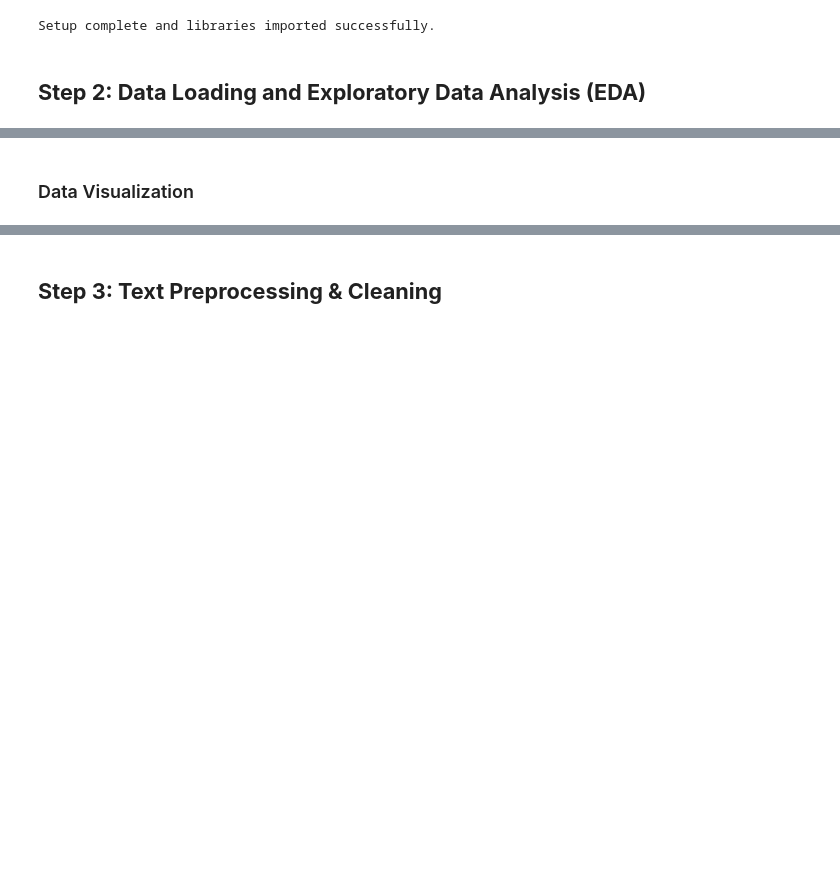
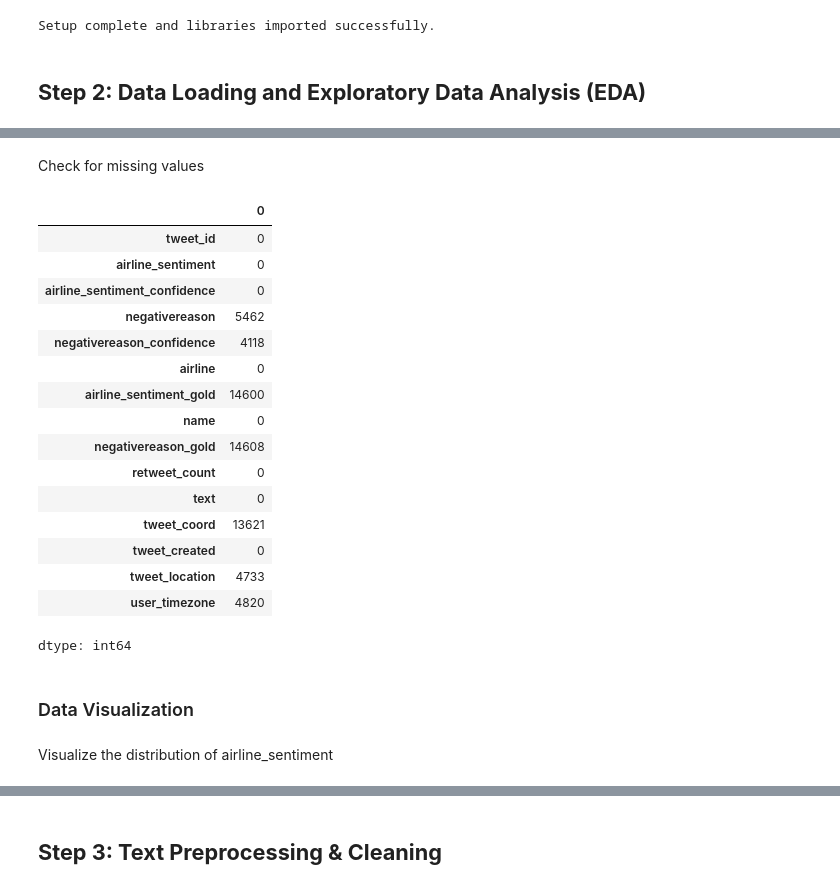
Before and after one commit to LatiefDataVisionary/airline-sentiment-nlp-capstone, a Jupyter notebook: notebooks/notebook.ipynb, the cells around one changed output, grey strips where cells are left out. Saved outputs shown, nothing was run; the diff lists cells and outputs as text; code cells hidden in the pictures; blank space fills up the shorter version.

```diff
--- a/notebooks/notebook.ipynb
+++ b/notebooks/notebook.ipynb
@@ -136,2 +114,26 @@ dtype: int64
+# %% [markdown]
+Check for missing values
+# %%
+df.isnull().sum()
+# %% [output]
+|  | 0 |
+| tweet_id | 0 |
+| airline_sentiment | 0 |
+| airline_sentiment_confidence | 0 |
+| negativereason | 5462 |
+| negativereason_confidence | 4118 |
+| airline | 0 |
+| airline_sentiment_gold | 14600 |
+| name | 0 |
+| negativereason_gold | 14608 |
+| retweet_count | 0 |
+| text | 0 |
+| tweet_coord | 13621 |
+| tweet_created | 0 |
+| tweet_location | 4733 |
+| user_timezone | 4820 |
+dtype: int64
 # %% [markdown]
 ### Data Visualization
+# %% [markdown]
+Visualize the distribution of airline_sentiment
```
Also changed, not shown: parts of 18 cells of this notebook.
